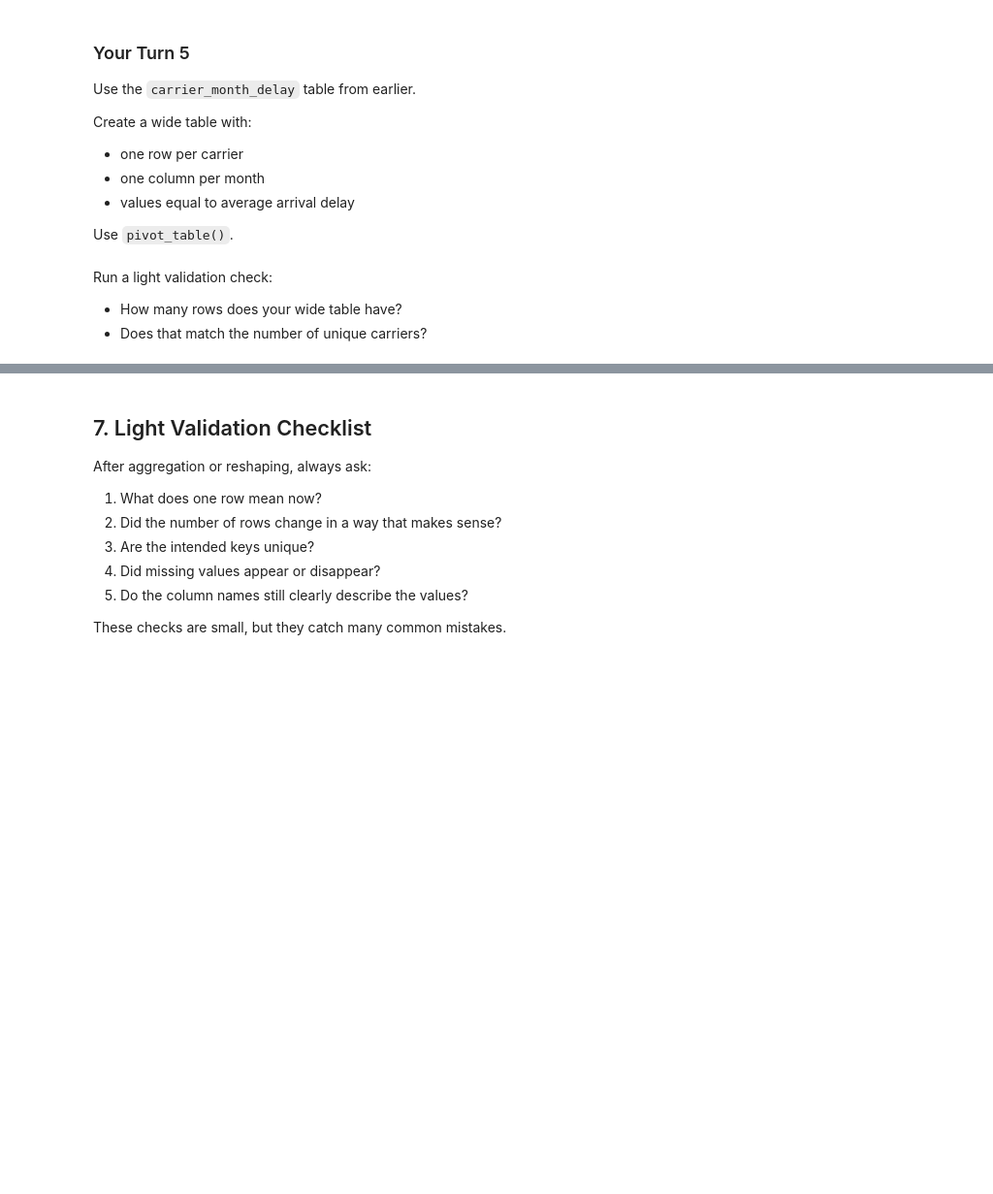
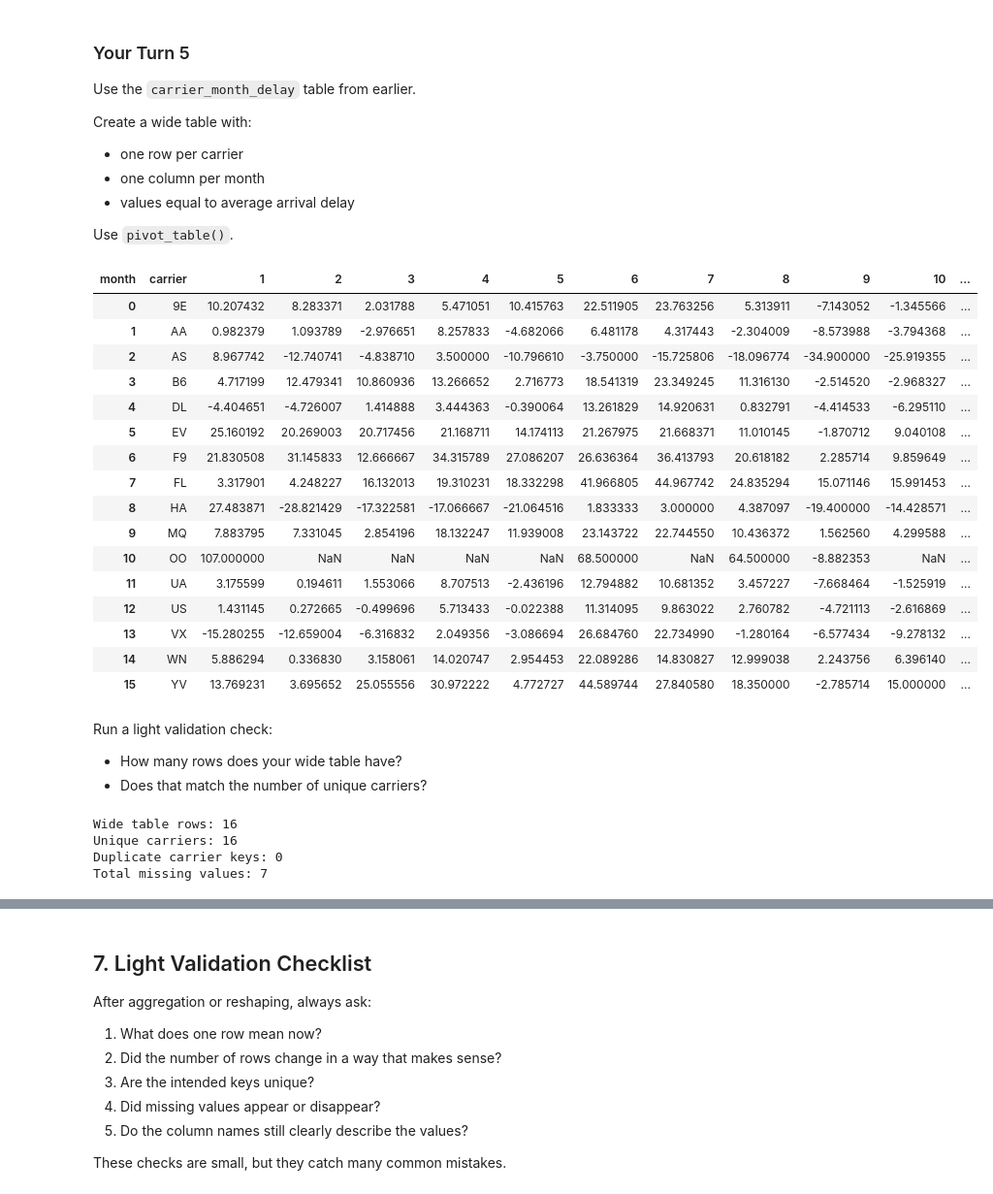
Before and after one commit to kalshaikhli/ban6003-week7-8-Karrar-Alshaikhli, a Jupyter notebook: notebooks/module7_aggregation_reshaping_guided_lab.ipynb, the cells around one changed output, grey strips where cells are left out. Shown at 97% size. Drawn from its saved outputs; the diff is of its cells as text; code cells hidden in the pictures; blank space fills up the shorter version.

```diff
--- a/notebooks/module7_aggregation_reshaping_guided_lab.ipynb
+++ b/notebooks/module7_aggregation_reshaping_guided_lab.ipynb
@@ -726,6 +743,37 @@ Use `pivot_table()`.
 # %%
 # Your Turn 5
 # Create a wide carrier-month delay table using pivot_table().
+
+# Karrar: Create a wide carrier-month delay table.
+# Each row represents one airline carrier.
+# Each month becomes a separate column containing average arrival delay.
+
+carrier_month_wide = carrier_month_delay.pivot_table(
+    index="carrier",
+    columns="month",
+    values="avg_arr_delay",
+    aggfunc="mean"
+).reset_index()
+
+carrier_month_wide
+# %% [output]
+| month | carrier | 1 | 2 | 3 | 4 | 5 | 6 | 7 | 8 | 9 | 10 | ... |
+| 0 | 9E | 10.207432 | 8.283371 | 2.031788 | 5.471051 | 10.415763 | 22.511905 | 23.763256 | 5.313911 | -7.143052 | -1.345566 | ... |
+| 1 | AA | 0.982379 | 1.093789 | -2.976651 | 8.257833 | -4.682066 | 6.481178 | 4.317443 | -2.304009 | -8.573988 | -3.794368 | ... |
+| 2 | AS | 8.967742 | -12.740741 | -4.838710 | 3.500000 | -10.796610 | -3.750000 | -15.725806 | -18.096774 | -34.900000 | -25.919355 | ... |
+| 3 | B6 | 4.717199 | 12.479341 | 10.860936 | 13.266652 | 2.716773 | 18.541319 | 23.349245 | 11.316130 | -2.514520 | -2.968327 | ... |
+| 4 | DL | -4.404651 | -4.726007 | 1.414888 | 3.444363 | -0.390064 | 13.261829 | 14.920631 | 0.832791 | -4.414533 | -6.295110 | ... |
+| 5 | EV | 25.160192 | 20.269003 | 20.717456 | 21.168711 | 14.174113 | 21.267975 | 21.668371 | 11.010145 | -1.870712 | 9.040108 | ... |
+| 6 | F9 | 21.830508 | 31.145833 | 12.666667 | 34.315789 | 27.086207 | 26.636364 | 36.413793 | 20.618182 | 2.285714 | 9.859649 | ... |
+| 7 | FL | 3.317901 | 4.248227 | 16.132013 | 19.310231 | 18.332298 | 41.966805 | 44.967742 | 24.835294 | 15.071146 | 15.991453 | ... |
+| 8 | HA | 27.483871 | -28.821429 | -17.322581 | -17.066667 | -21.064516 | 1.833333 | 3.000000 | 4.387097 | -19.400000 | -14.428571 | ... |
+| 9 | MQ | 7.883795 | 7.331045 | 2.854196 | 18.132247 | 11.939008 | 23.143722 | 22.744550 | 10.436372 | 1.562560 | 4.299588 | ... |
+| 10 | OO | 107.000000 | NaN | NaN | NaN | NaN | 68.500000 | NaN | 64.500000 | -8.882353 | NaN | ... |
+| 11 | UA | 3.175599 | 0.194611 | 1.553066 | 8.707513 | -2.436196 | 12.794882 | 10.681352 | 3.457227 | -7.668464 | -1.525919 | ... |
+| 12 | US | 1.431145 | 0.272665 | -0.499696 | 5.713433 | -0.022388 | 11.314095 | 9.863022 | 2.760782 | -4.721113 | -2.616869 | ... |
+| 13 | VX | -15.280255 | -12.659004 | -6.316832 | 2.049356 | -3.086694 | 26.684760 | 22.734990 | -1.280164 | -6.577434 | -9.278132 | ... |
+| 14 | WN | 5.886294 | 0.336830 | 3.158061 | 14.020747 | 2.954453 | 22.089286 | 14.830827 | 12.999038 | 2.243756 | 6.396140 | ... |
+| 15 | YV | 13.769231 | 3.695652 | 25.055556 | 30.972222 | 4.772727 | 44.589744 | 27.840580 | 18.350000 | -2.785714 | 15.000000 | ... |
 # %% [markdown]
 Run a light validation check:
 
@@ -733,3 +781,22 @@ Run a light validation check:
 - Does that match the number of unique carriers?
 # %%
 # Your Turn 5 light validation check
+
+
+# karrar: Check row count, unique carriers, duplicate keys, and missing values.
+
+print("Wide table rows:", carrier_month_wide.shape[0])
+
+print("Unique carriers:",
+      carrier_month_delay["carrier"].nunique())
+
+print("Duplicate carrier keys:",
+      carrier_month_wide["carrier"].duplicated().sum())
+
+print("Total missing values:",
+      carrier_month_wide.isna().sum().sum())
+# %% [output]
+Wide table rows: 16
+Unique carriers: 16
+Duplicate carrier keys: 0
+Total missing values: 7
```
Also changed, not shown: parts of 3 cells of this notebook.
